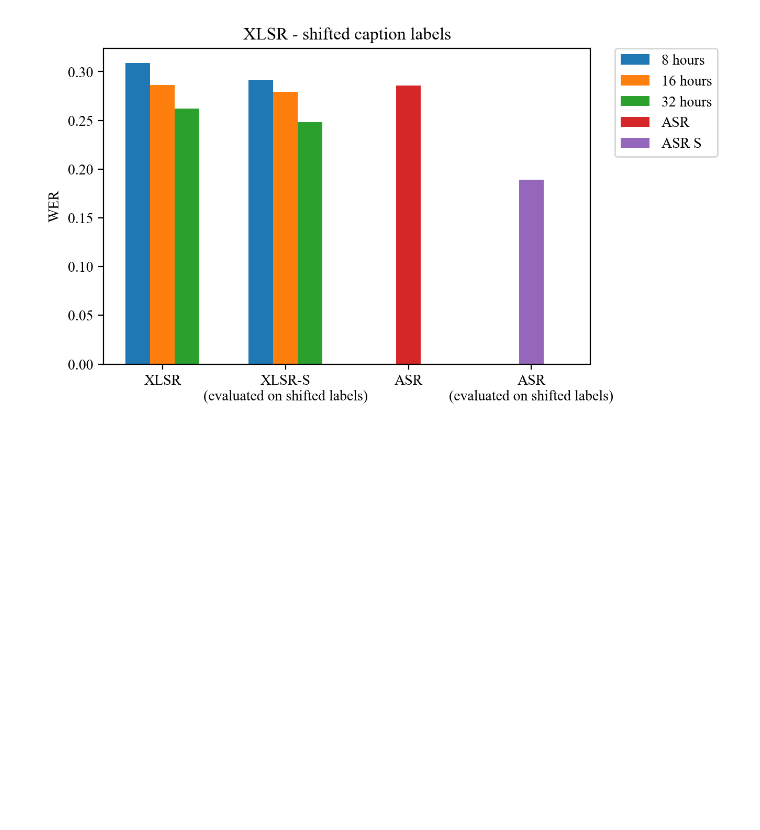
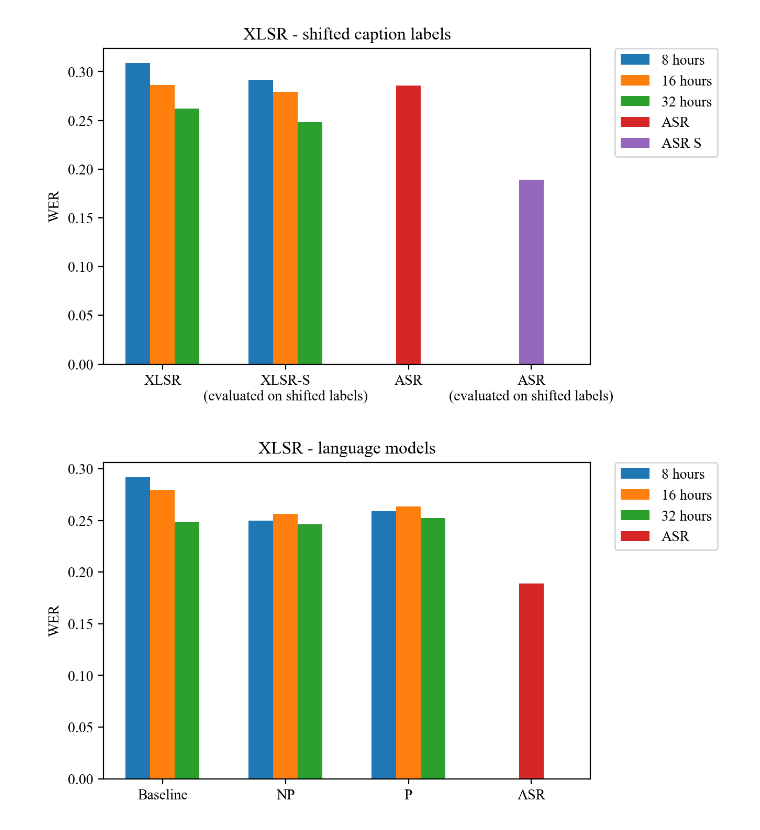
Before and after one commit to Thomaskolb/bsc-thesis, a Jupyter notebook: scripts/results/thesis-results.ipynb, the cells around one changed output. Cells and saved outputs as stored; diff of their text form; code cells hidden in the pictures; blank space fills up the shorter version.

```diff
--- a/scripts/results/thesis-results.ipynb
+++ b/scripts/results/thesis-results.ipynb
@@ -380,27 +380,29 @@ plt.show()
 # %%
 # ctc2tempdata
 data = {
-        '8 hours': [0.2917850120166048, 0.26555916696761767, , 0],
-        '16 hours': [0.27933143980773434, 0.27193932827735645, , 0],
-        '32 hours': [0.24819750928555823, 0.26206813530757195, , 0]
+        '8 hours': [0.2917850120166048, 0.25, 0.2591460085180736, 0],
+        '16 hours': [0.27933143980773434, 0.2562746062992126, 0.26351425139237744, 0],
+        '32 hours': [0.24819750928555823, 0.24606299212598426, 0.2523752320629027, 0]
        }
 
 labels = ['Baseline', 'NP', 'P','ASR']
 colors = ['r', 'g', 'b']
 x = np.arange(len(labels))
 width = 0.2
 
 fig, ax = plt.subplots()
 
 for i, key in enumerate(data):
     offsets = x - width + (i*width)
     ax.bar(offsets, data[key], width, label=key)
 
 ax.bar([3, 0, 0, 0], [0.18898842036268299, 0, 0, 0], width, label='ASR')
 
 ax.set_ylabel('WER')
 ax.set_title('XLSR - language models')
 ax.set_xticks(x, labels)
 ax.legend(bbox_to_anchor=(1.05, 1), loc='upper left', borderaxespad=0.)
 
 plt.show()
+# %% [output]
+[figure, added]
```
